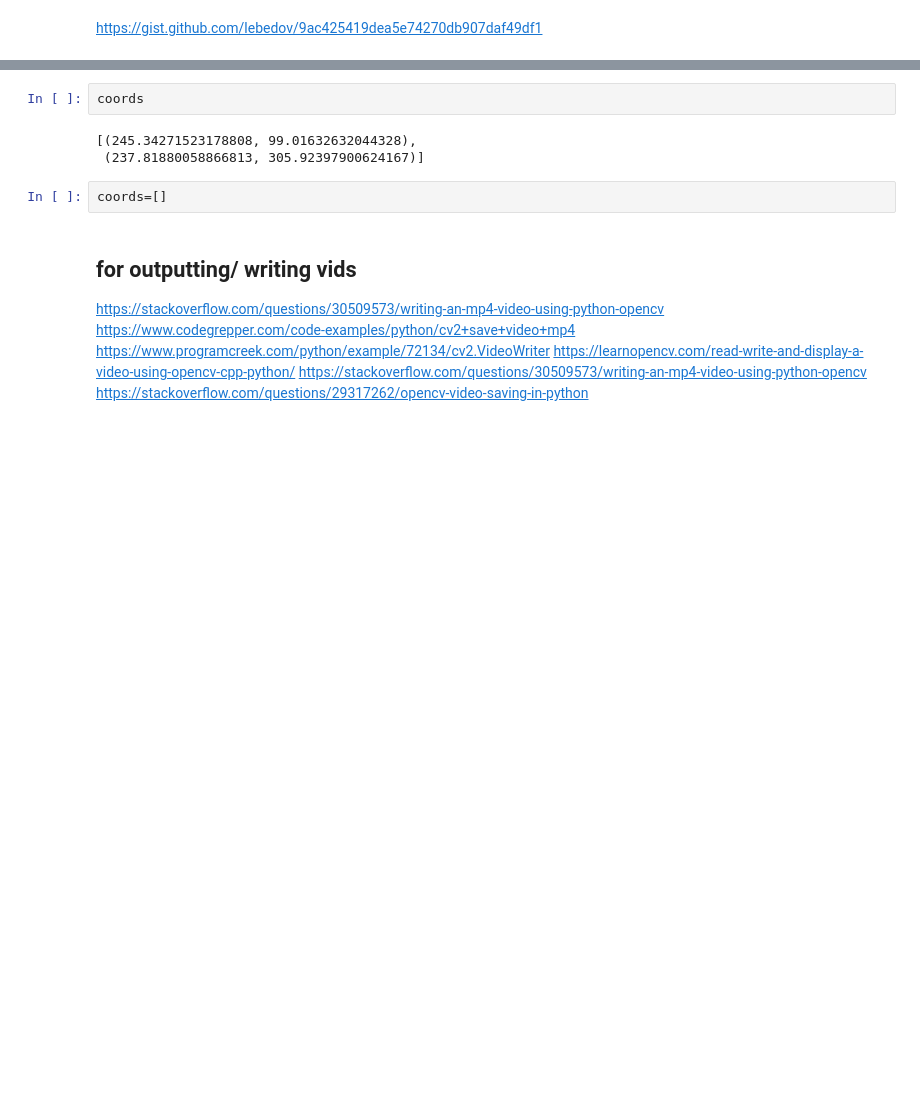
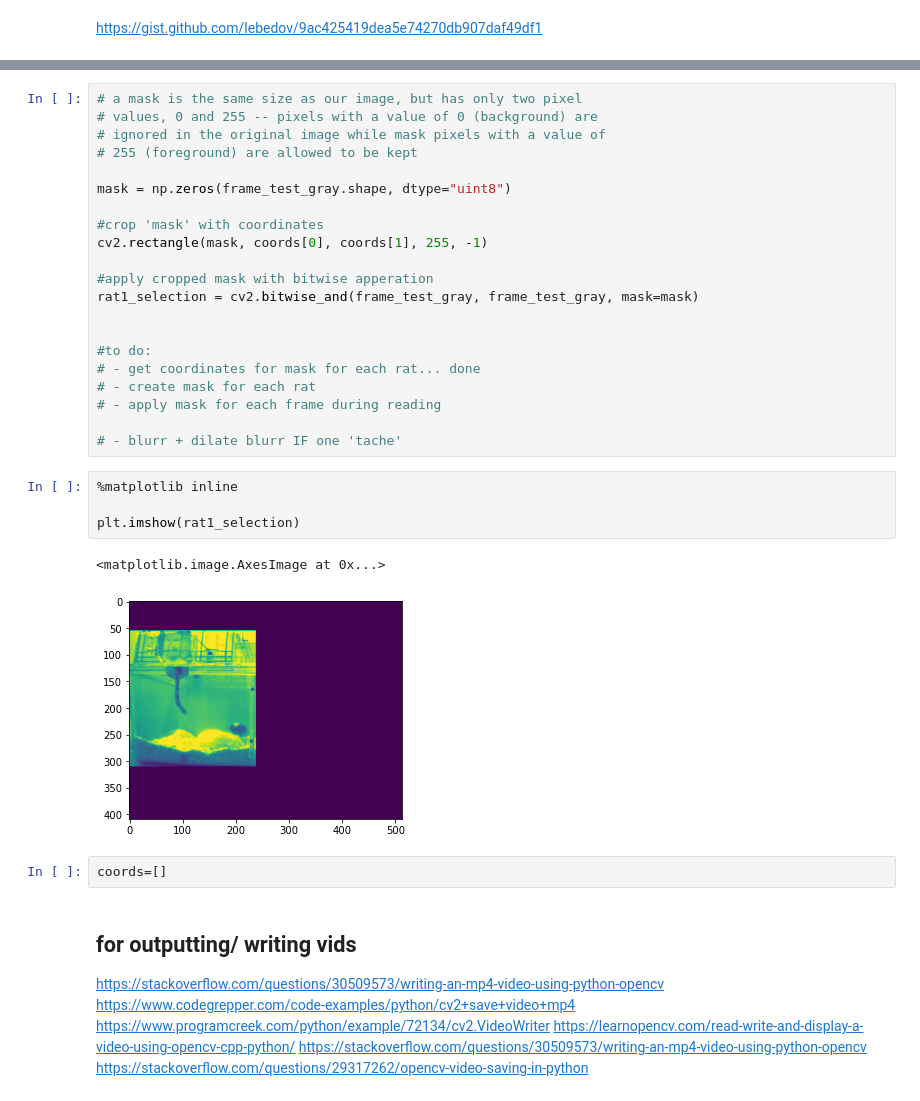
Before and after one commit to Ponyo2311/motion_detection_4ephys, a Jupyter notebook: motion_detector_upgrade.ipynb, the cells around one changed output, grey strips where cells are left out. Cells and saved outputs as stored; diff of their text form; blank space fills up the shorter version.

```diff
--- a/motion_detector_upgrade.ipynb
+++ b/motion_detector_upgrade.ipynb
@@ -305,8 +458,31 @@ cid = fig.canvas.mpl_connect('button_press_event', onclick)
 # %%
-coords
+# a mask is the same size as our image, but has only two pixel
+# values, 0 and 255 -- pixels with a value of 0 (background) are
+# ignored in the original image while mask pixels with a value of
+# 255 (foreground) are allowed to be kept
+
+mask = np.zeros(frame_test_gray.shape, dtype="uint8")
+
+#crop 'mask' with coordinates
+cv2.rectangle(mask, coords[0], coords[1], 255, -1)
+
+#apply cropped mask with bitwise apperation
+rat1_selection = cv2.bitwise_and(frame_test_gray, frame_test_gray, mask=mask)
+
+
+#to do:
+# - get coordinates for mask for each rat... done
+# - create mask for each rat
+# - apply mask for each frame during reading
+
+# - blurr + dilate blurr IF one 'tache'
-# %% [output]
-[(245.34271523178808, 99.01632632044328),
- (237.81880058866813, 305.92397900624167)]
+# %%
+%matplotlib inline
+
+plt.imshow(rat1_selection)
+# %% [output]
+<matplotlib.image.AxesImage at 0x...>
+[figure, added]
 # %%
 coords=[]
 # %% [markdown]
```
Also changed, not shown: parts of 16 cells of this notebook.
